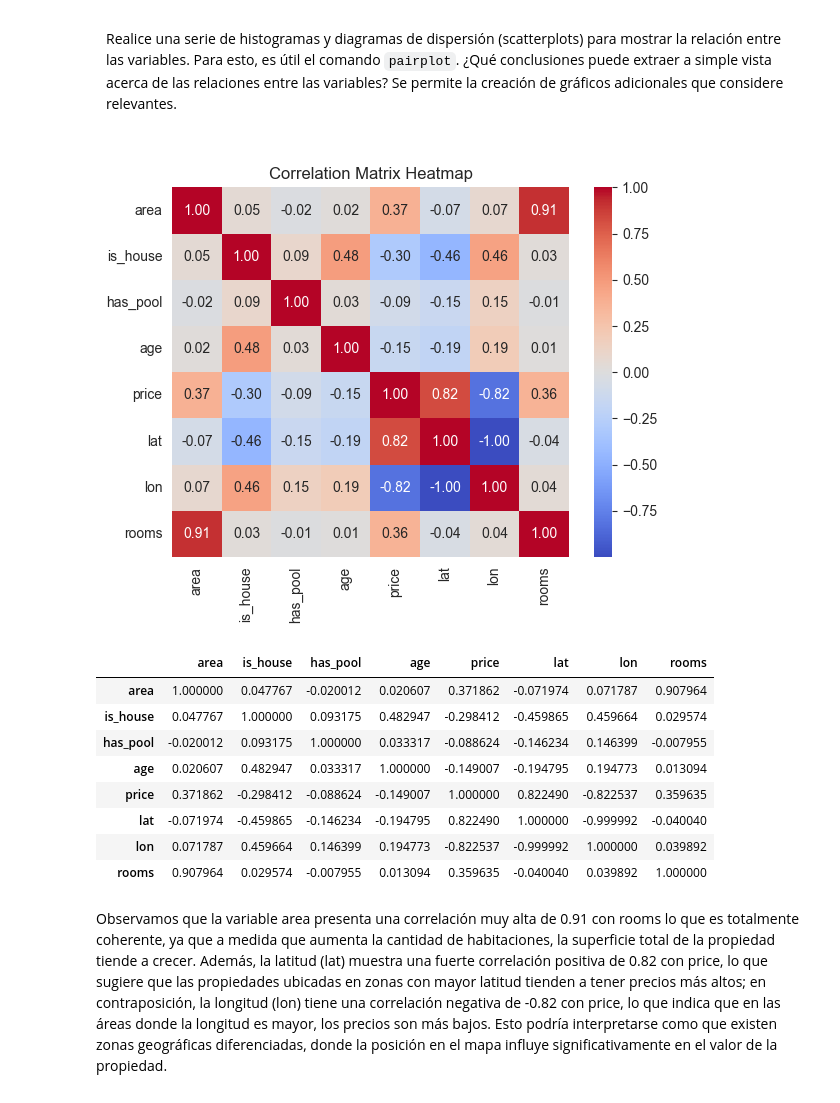
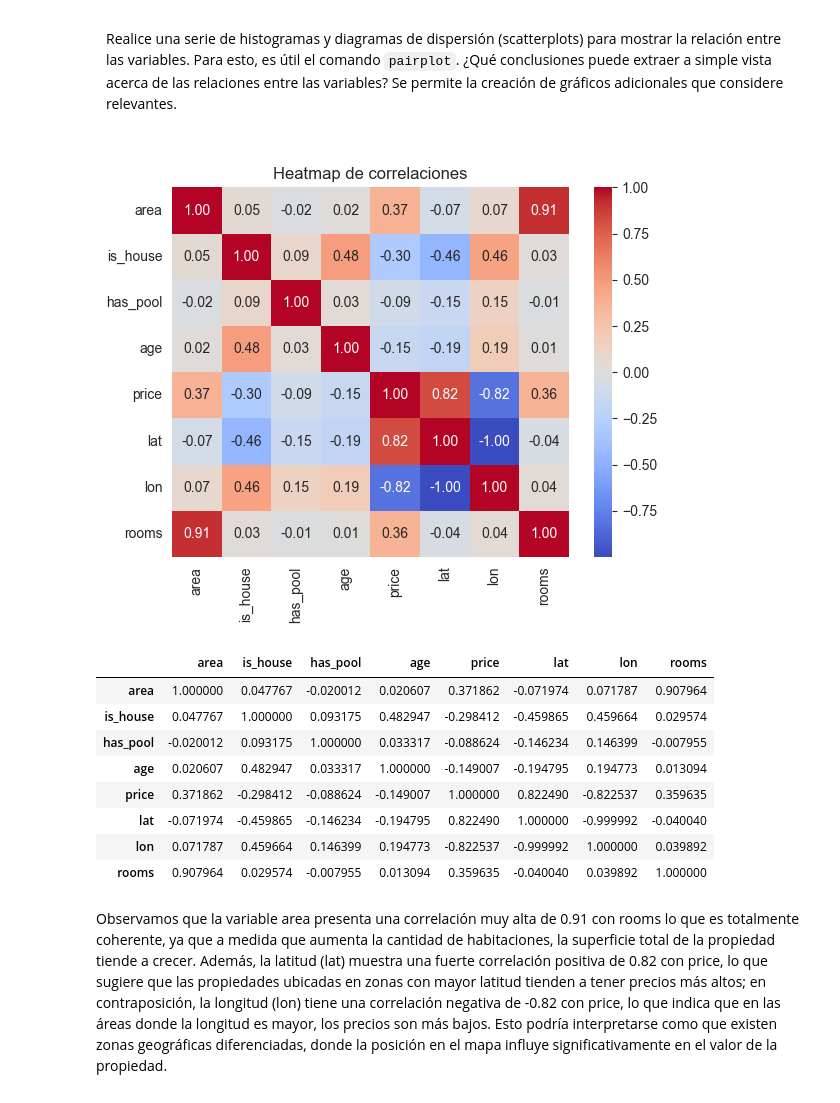
Before and after one commit to frizynn/tp1-machine-learning, a Jupyter notebook: src/Entrega_Tp1.ipynb, the cells around one changed output. Drawn from its saved outputs; the diff is of its cells as text; code cells hidden in the pictures.

```diff
--- a/src/Entrega_Tp1.ipynb
+++ b/src/Entrega_Tp1.ipynb
@@ -141,14 +141,14 @@ df_train.to_csv(r"../data/processed/casas_dev.csv", index=False)
 # %%
 df_train = pd.read_csv(r"../data/processed/casas_dev.csv")
 
 corr = df_train.corr()
 sns.heatmap(corr, annot=True, cmap='coolwarm', fmt=".2f")
-plt.title('Correlation Matrix Heatmap')
+plt.title('Heatmap de correlaciones')
 plt.show()
 
 corr
 # %% [output]
-[figure, old version]
+[figure, new version]
 |  | area | is_house | has_pool | age | price | lat | lon | rooms |
 | area | 1.000000 | 0.047767 | -0.020012 | 0.020607 | 0.371862 | -0.071974 | 0.071787 | 0.907964 |
 | is_house | 0.047767 | 1.000000 | 0.093175 | 0.482947 | -0.298412 | -0.459865 | 0.459664 | 0.029574 |
```
Also changed, not shown: parts of 8 cells of this notebook, 2 other files.
